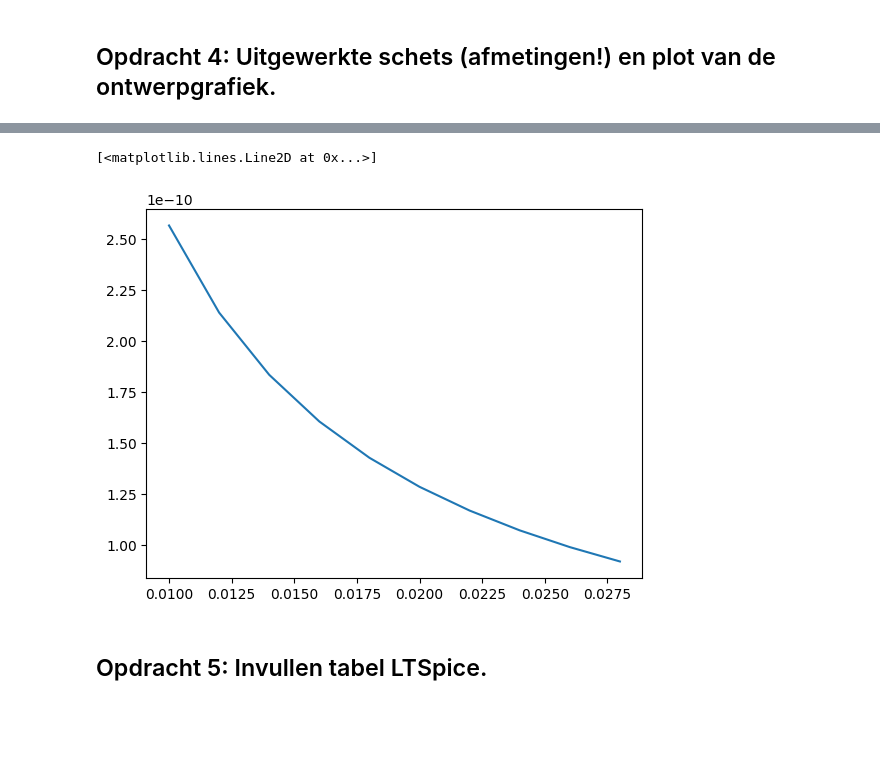
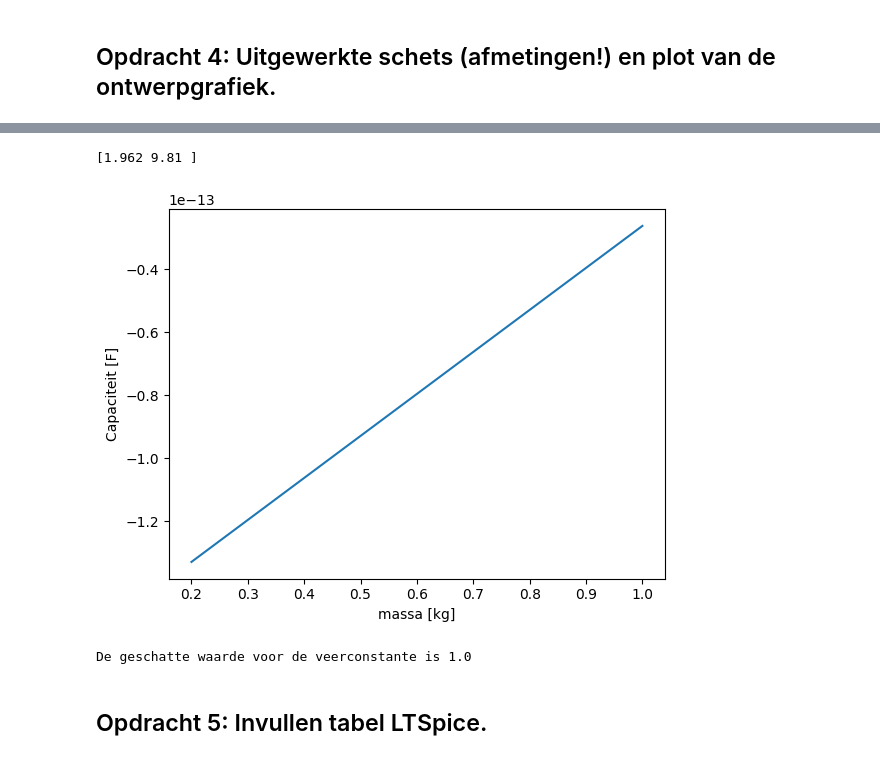
Before and after one commit to Xander1611/opdrachten-DEF-D-AB, a Jupyter notebook: FysiekeOntwerpopdrachten/2OntwerpEenSensorCondensator/DEFOntwerpopdracht2OntwerpEenSensorInvulTemplate.ipynb, the cells around one changed output, grey strips where cells are left out. Cells and saved outputs as stored; diff of their text form; code cells hidden in the pictures; blank space fills up the shorter version.

Commit message:
Voor woensdag klaar. Verbeteringen komen later.

```diff
--- a/FysiekeOntwerpopdrachten/2OntwerpEenSensorCondensator/DEFOntwerpopdracht2OntwerpEenSensorInvulTemplate.ipynb
+++ b/FysiekeOntwerpopdrachten/2OntwerpEenSensorCondensator/DEFOntwerpopdracht2OntwerpEenSensorInvulTemplate.ipynb
@@ -83,32 +83,35 @@ Wij gaan een sensor maken die gewicht meet. Door d te laten veranderen en te met
 # %% [markdown]
 #### Voeg hier een foto van jullie uitgewerkte  schets van de sensor die jullie gaan maken in
 ![uitgewerkte schets](IMG_6545.jpeg)
-# %%
-
-g = 9.81
-C = 100
-A = 0.029
-d = np.array([0.01,0.028])
-capaciteit_schat = epsilon0*A/d
-
-u1 = 0.028-d
-m = np.array([2,0])
-
-kracht_1 = m*g
-
-def kracht_schat(U,c):
-    return c*U
-
-val1,cov1 = curve_fit(kracht_schat,u1,kracht_1)
-
-plt.figure()
-
-plt.xlabel('indrukking [m]')
-plt.ylabel('Capaciteit [F]')
-plt.show()
-# %% [output]
-[<matplotlib.lines.Line2D at 0x...>]
-[figure, removed]
+# %%
+
+g = 9.81
+C = 100
+A = 0.029
+d_begin = 0.03
+def cap_schat(M,k):
+    return epsilon0*A/(d_begin-(M*g/k))
+capac_schat = np.array([2,5])*1e-12
+massa_schat = np.array([0.2,1])
+
+val1, cov1 = curve_fit(
+    cap_schat,
+    massa_schat,
+    capac_schat,
+    bounds=(0,np.inf)
+)
+C_geschat = val1[0]
+print(massa_schat*g/C_geschat)
+plt.figure()
+plt.plot(massa_schat,cap_schat(massa_schat,*val1))
+plt.xlabel('massa [kg]')
+plt.ylabel('Capaciteit [F]')
+plt.show()
+print('De geschatte waarde voor de veerconstante is %.1f' % C_geschat)
+# %% [output]
+[1.962 9.81 ]
+[figure, added]
+De geschatte waarde voor de veerconstante is 1.0
 # %% [markdown]
 ## Opdracht 5: Invullen tabel LTSpice.
 # %% [markdown]
```
Also changed, not shown: parts of 3 cells of this notebook.
